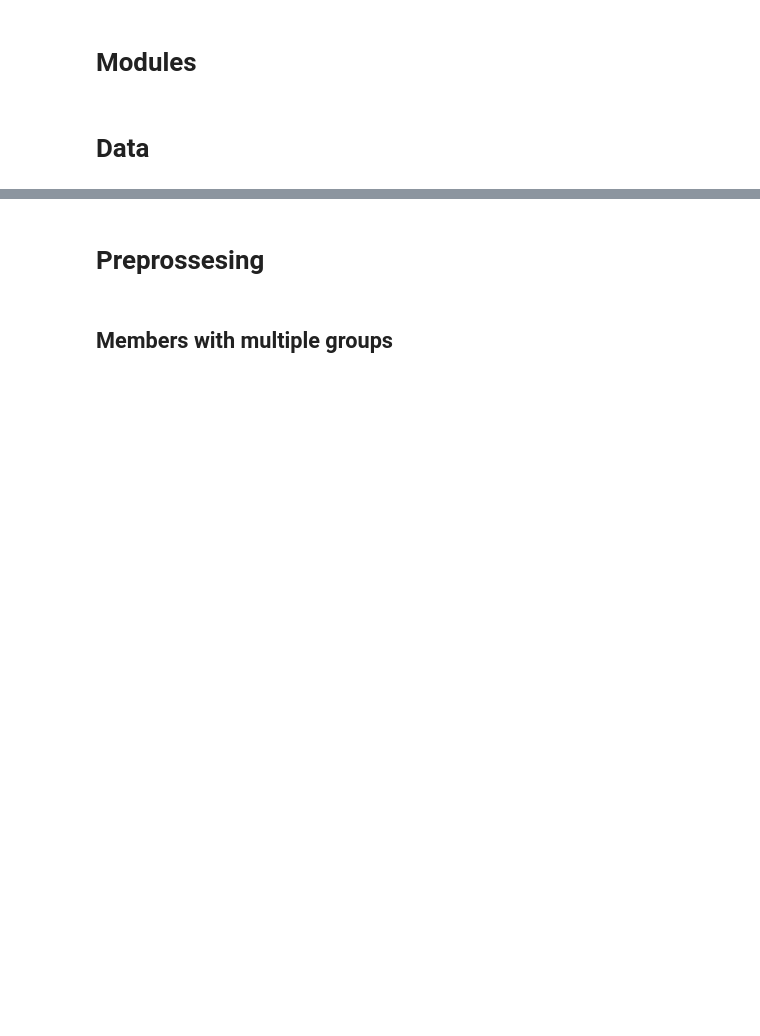
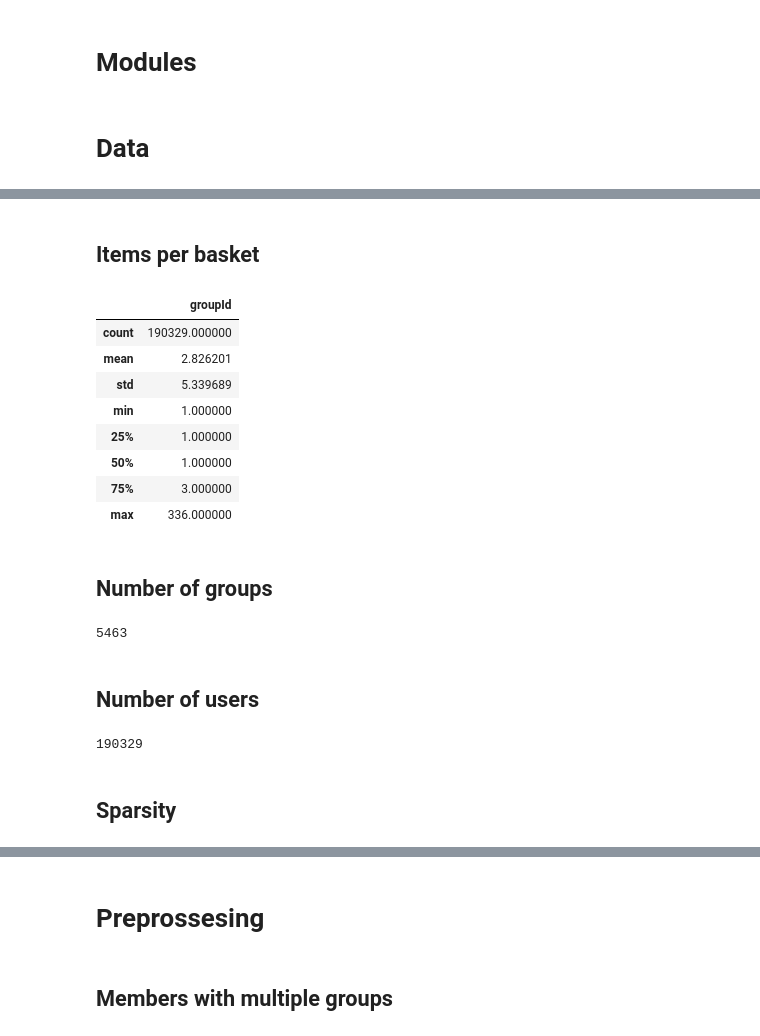
Before and after one commit to bluterplay/7moSemestre, a Jupyter notebook: DatosMasivos/GroupRecom.ipynb, the cells around one changed output, grey strips where cells are left out. Saved outputs shown, nothing was run; the diff lists cells and outputs as text; code cells hidden in the pictures; blank space fills up the shorter version.

```diff
--- a/DatosMasivos/GroupRecom.ipynb
+++ b/DatosMasivos/GroupRecom.ipynb
@@ -32,0 +167,30 @@ dataG.head()
+# %% [markdown]
+## Items per basket
+# %%
+topUser.describe()
+# %% [output]
+|  | groupId |
+| count | 190329.000000 |
+| mean | 2.826201 |
+| std | 5.339689 |
+| min | 1.000000 |
+| 25% | 1.000000 |
+| 50% | 1.000000 |
+| 75% | 3.000000 |
+| max | 336.000000 |
+# %% [markdown]
+## Number of groups
+# %%
+items =dataG.size
+items
+# %% [output]
+5463
+# %% [markdown]
+## Number of users
+# %%
+baskets=topUser.size
+baskets
+# %% [output]
+190329
+# %% [markdown]
+## Sparsity
```
Also changed, not shown: parts of 32 cells of this notebook, 1 other file.
